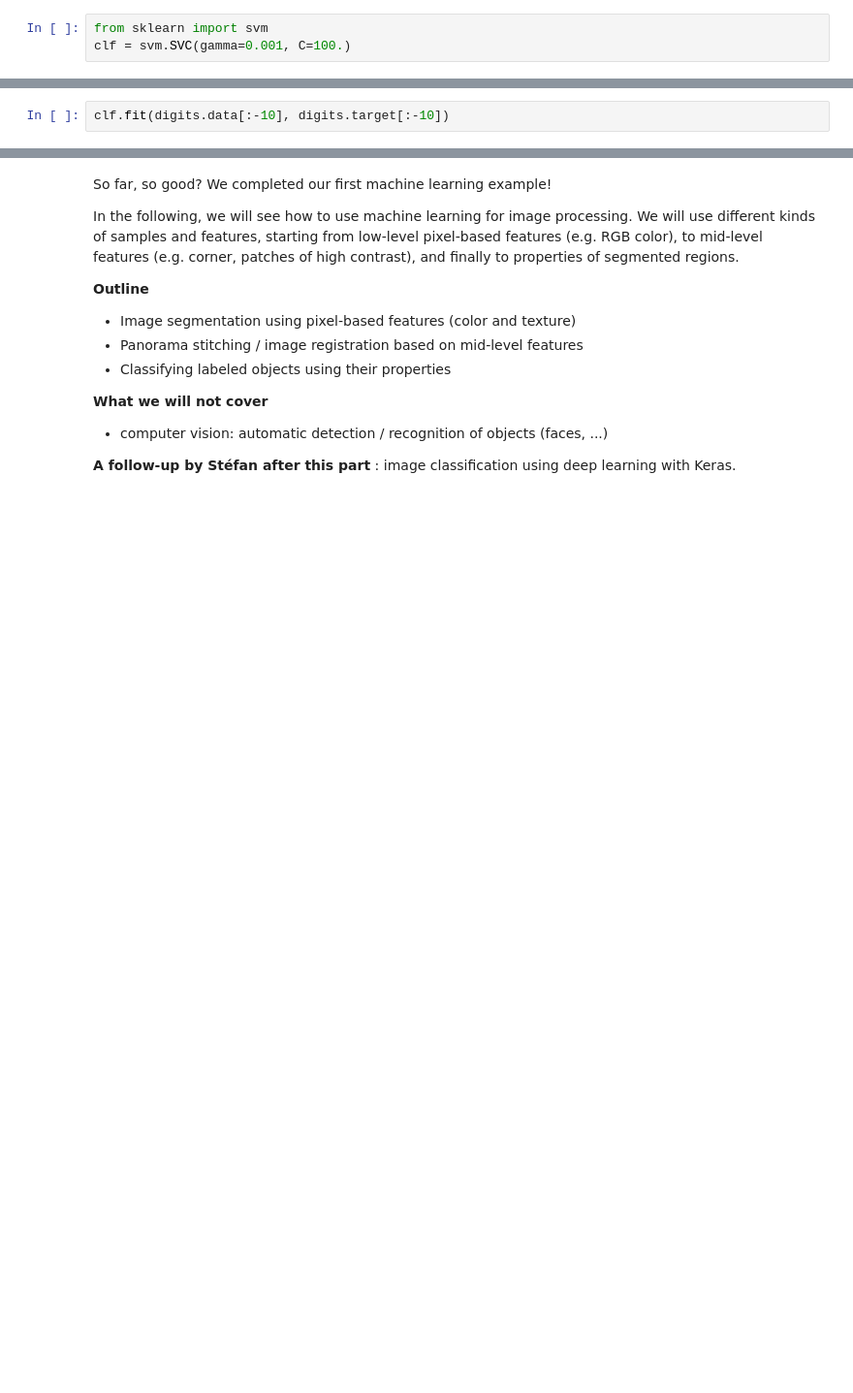
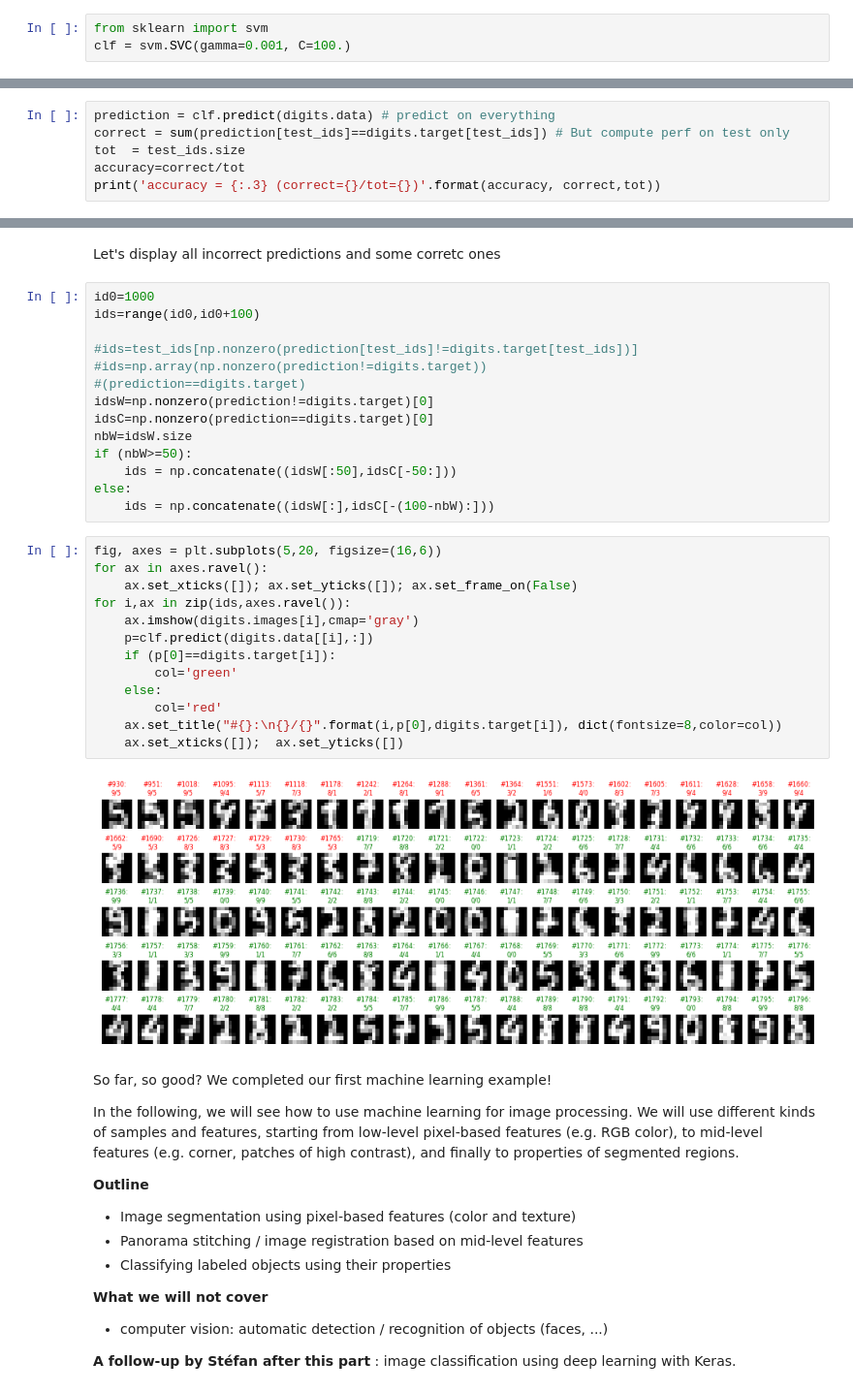
Before and after one commit to rmegret/visionlab, a Jupyter notebook: lectures/machine_learning.ipynb, the cells around one changed output, grey strips where cells are left out. Shown at 97% size. Saved outputs shown, nothing was run; the diff lists cells and outputs as text; blank space fills up the shorter version.

```diff
--- a/lectures/machine_learning.ipynb
+++ b/lectures/machine_learning.ipynb
@@ -58,2 +96,0 @@ The estimator is trained from the learning set using its ``.fit`` method.
-# %%
-clf.fit(digits.data[:-10], digits.target[:-10])
@@ -66,0 +119,6 @@ axes[1].imshow(digits.images[-1], cmap='gray')
+# %%
+prediction = clf.predict(digits.data) # predict on everything
+correct = sum(prediction[test_ids]==digits.target[test_ids]) # But compute perf on test only
+tot  = test_ids.size
+accuracy=correct/tot
+print('accuracy = {:.3} (correct={}/tot={})'.format(accuracy, correct,tot))
@@ -67,3 +157,34 @@ axes[1].imshow(digits.images[-1], cmap='gray')
+# %% [markdown]
+Let's display all incorrect predictions and some corretc ones
+# %%
+id0=1000
+ids=range(id0,id0+100)
+
+#ids=test_ids[np.nonzero(prediction[test_ids]!=digits.target[test_ids])]
+#ids=np.array(np.nonzero(prediction!=digits.target))
+#(prediction==digits.target)
+idsW=np.nonzero(prediction!=digits.target)[0]
+idsC=np.nonzero(prediction==digits.target)[0]
+nbW=idsW.size
+if (nbW>=50):
+    ids = np.concatenate((idsW[:50],idsC[-50:]))
+else:
+    ids = np.concatenate((idsW[:],idsC[-(100-nbW):]))
+# %%
+fig, axes = plt.subplots(5,20, figsize=(16,6))
+for ax in axes.ravel():
+    ax.set_xticks([]); ax.set_yticks([]); ax.set_frame_on(False)
+for i,ax in zip(ids,axes.ravel()):
+    ax.imshow(digits.images[i],cmap='gray')
+    p=clf.predict(digits.data[[i],:])
+    if (p[0]==digits.target[i]):
+        col='green'
+    else:
+        col='red'
+    ax.set_title("#{}:\n{}/{}".format(i,p[0],digits.target[i]), dict(fontsize=8,color=col))
+    ax.set_xticks([]);  ax.set_yticks([])
+# %% [output]
+[figure, added]
 # %% [markdown]
 So far, so good? We completed our first machine learning example!
 
```
Also changed, not shown: parts of 104 cells of this notebook, 11 other files.
